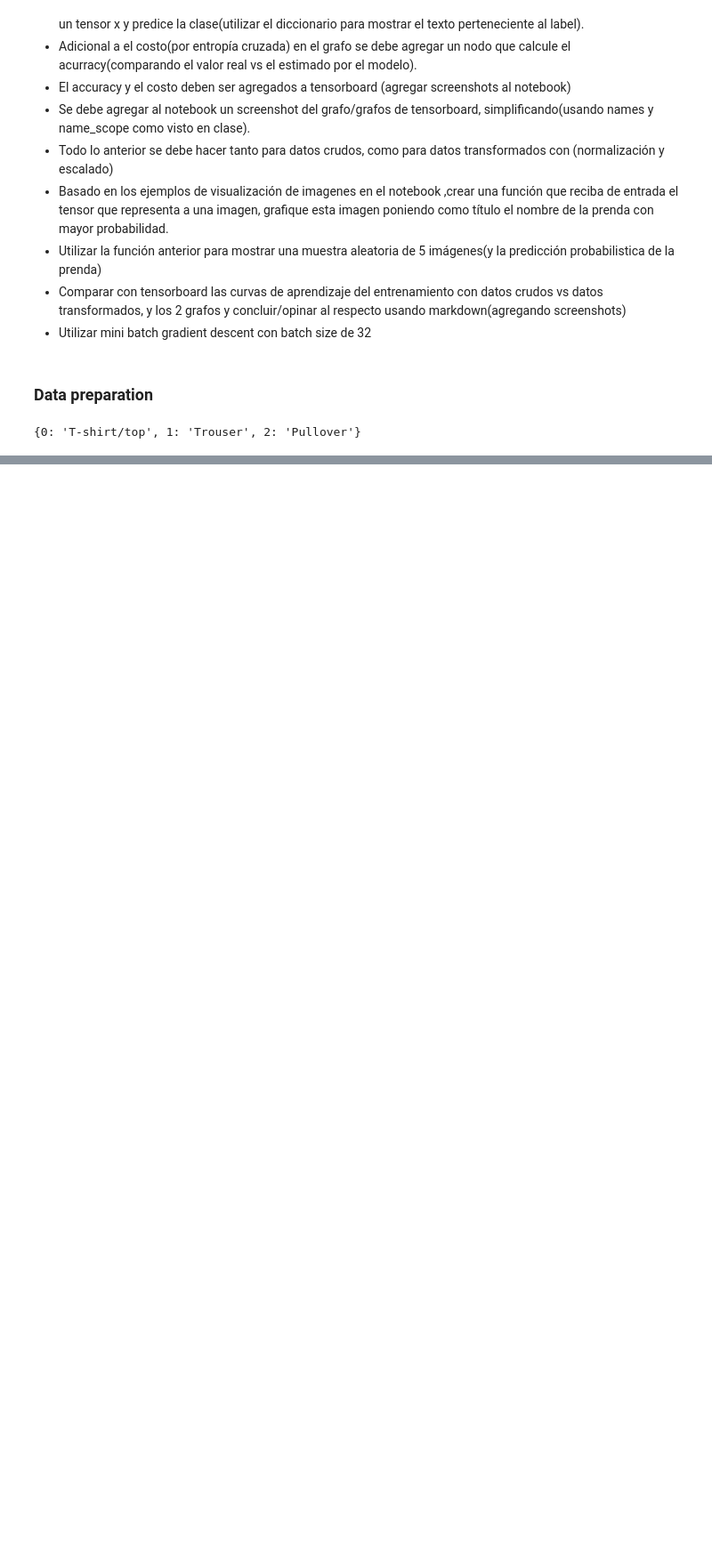
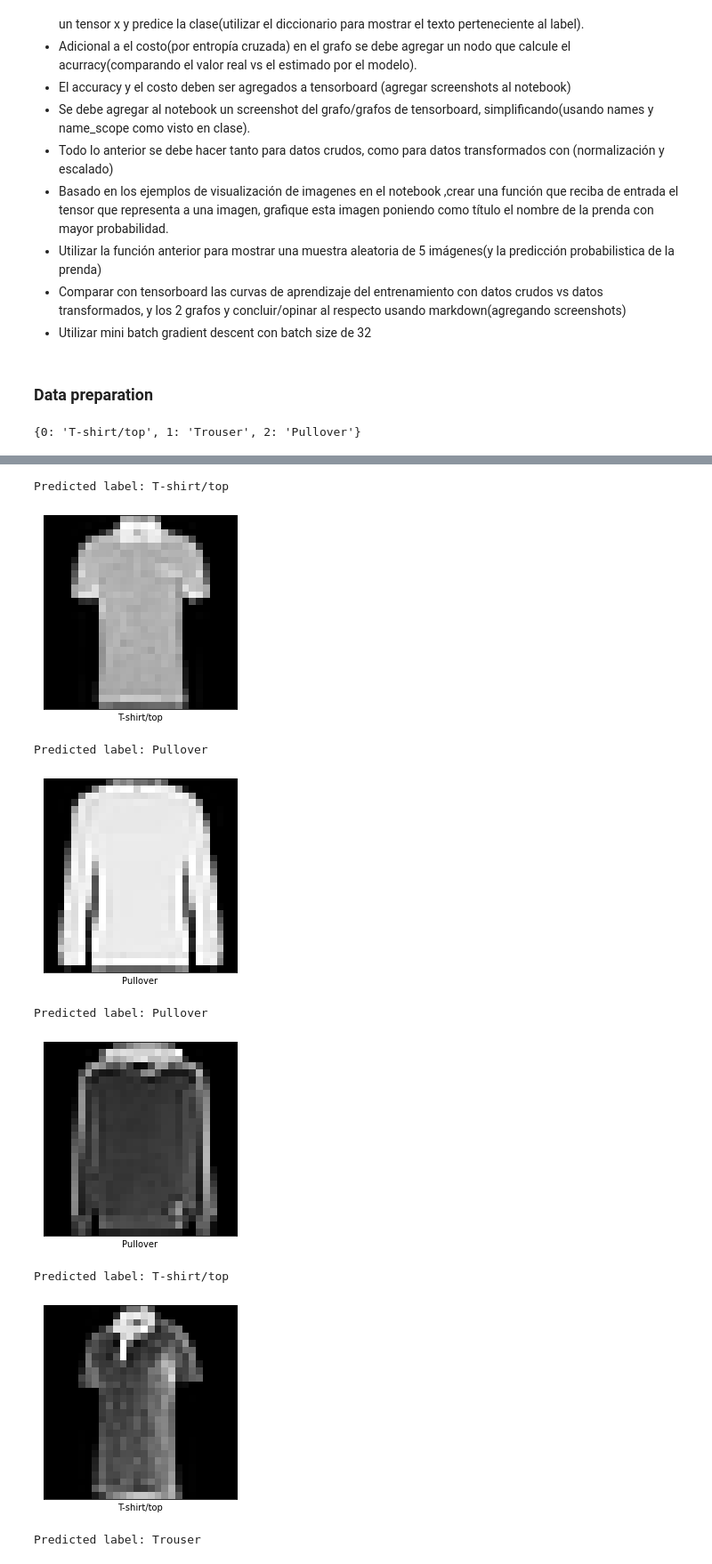
Before and after one commit to CarlosGarlem/StatisticalLearning, a Jupyter notebook: Lab3/Fashion_mnist.ipynb, the cells around one changed output, grey strips where cells are left out. Shown at 89% size. Drawn from its saved outputs; the diff is of its cells as text; code cells hidden in the pictures; blank space fills up the shorter version.

```diff
--- a/Lab3/Fashion_mnist.ipynb
+++ b/Lab3/Fashion_mnist.ipynb
@@ -222,0 +345,26 @@ def trainModel(x, y, epochs = 100, batch_size = 32, lr = 0.01, kprint = 10):
+# %%
+def plotPredictions(x_test, y_test, weights, labels_dictionary):
+
+    predictions = getPredictions(x_test, weights, y_test)
+    indexes = np.random.randint(low = 0, high = len(predictions) ,size = 5)
+
+    for i in indexes:
+        print('Predicted label: {}'.format(labels_dictionary[predictions[i]]))
+        plt.xticks([])
+        plt.yticks([])
+        plt.grid(False)
+        plt.imshow(x_test[i], cmap='gray')
+        plt.xlabel(labels_dictionary[y_test[i]])
+        plt.show()
+# %%
+plotPredictions(test_images, test_labels, output_weights, labels_dictionary)
+# %% [output]
+Predicted label: T-shirt/top
+[figure, added]
+Predicted label: Pullover
+[figure, added]
+Predicted label: Pullover
+[figure, added]
+Predicted label: T-shirt/top
+[figure, added]
+Predicted label: Trouser
```
Also changed, not shown: parts of 29 cells of this notebook, 5 other files.
